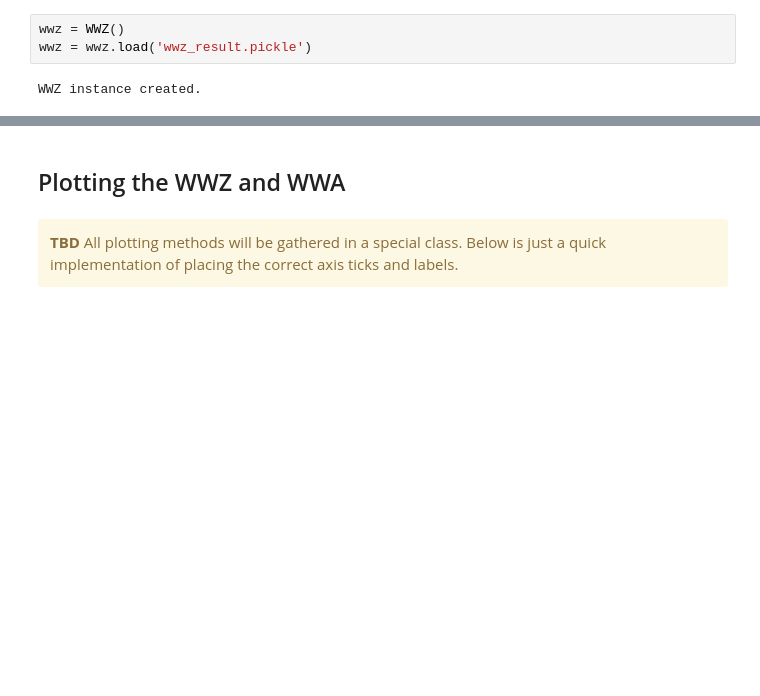
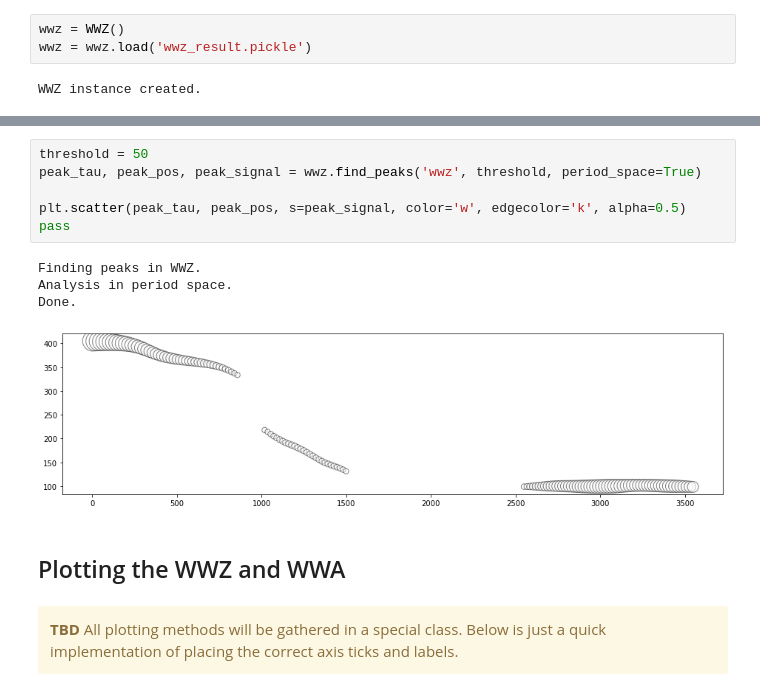
Before and after one commit to skiehl/wwz, a Jupyter notebook: Documentation.ipynb, the cells around one changed output, grey strips where cells are left out. Saved outputs shown, nothing was run; the diff lists cells and outputs as text; blank space fills up the shorter version.

```diff
--- a/Documentation.ipynb
+++ b/Documentation.ipynb
@@ -576,3 +615,14 @@ WWZ instance created.
+# %%
+threshold = 50
+peak_tau, peak_pos, peak_signal = wwz.find_peaks('wwz', threshold, period_space=True)
+
+plt.scatter(peak_tau, peak_pos, s=peak_signal, color='w', edgecolor='k', alpha=0.5)
+pass
+# %% [output]
+Finding peaks in WWZ.
+Analysis in period space.
+Done.
+[figure, added]
 # %% [markdown]
 ## Plotting the WWZ and WWA
 # %% [markdown]
```
Also changed, not shown: parts of 41 cells of this notebook, 1 other file.
